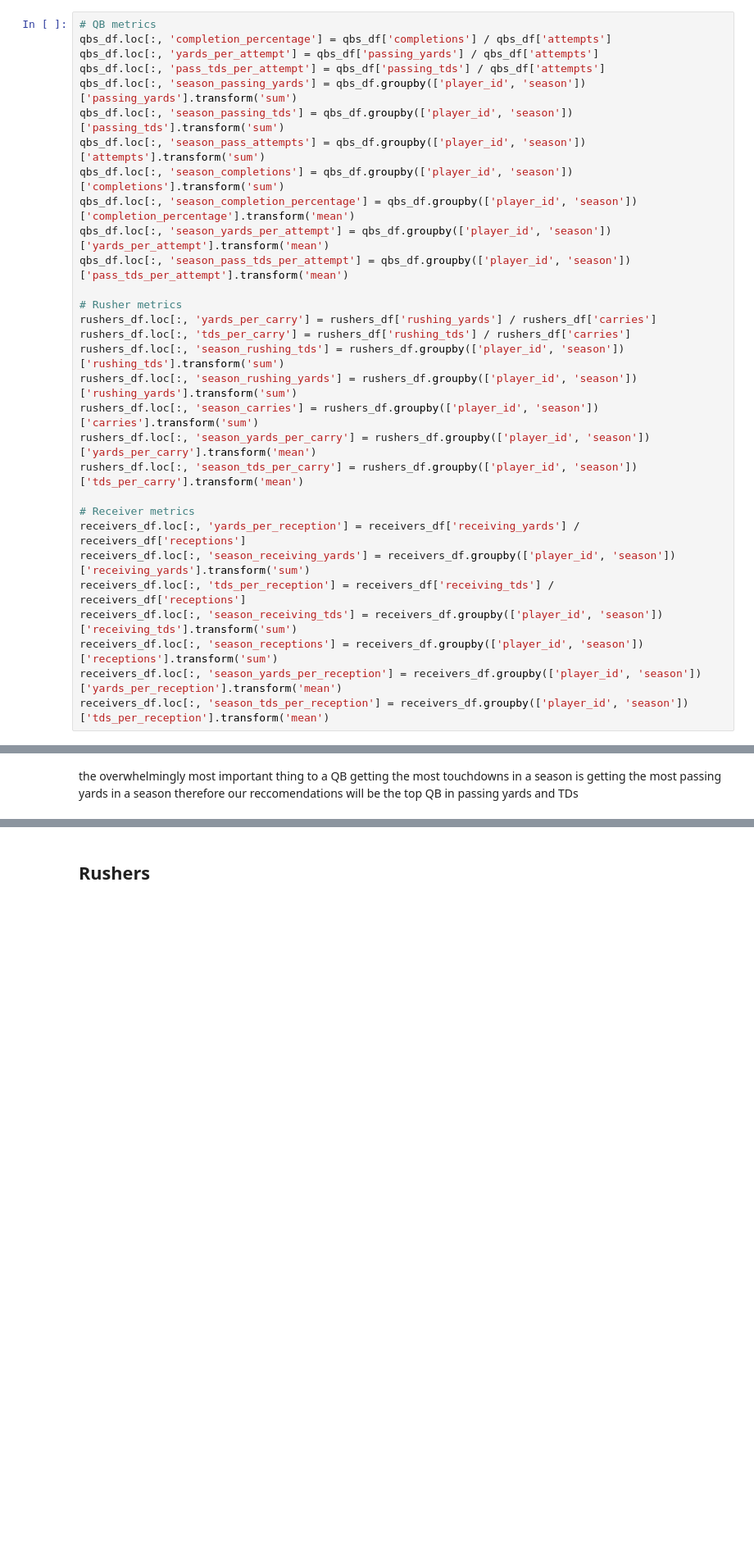
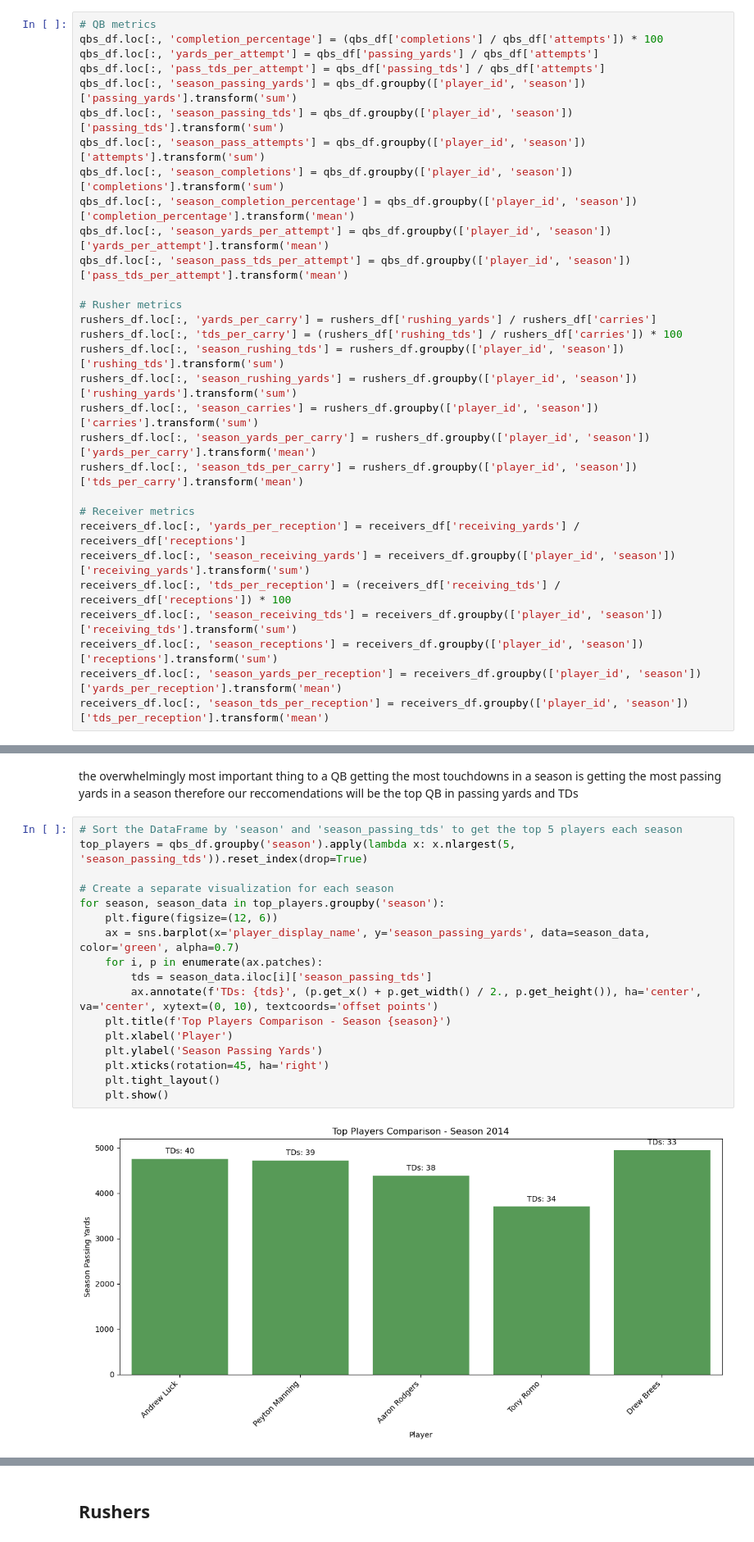
Before and after one commit to DBAfox/Team-USA-Football, a Jupyter notebook: NFL Dream Team.ipynb, the cells around one changed output, grey strips where cells are left out. Shown at 82% size. Cells and saved outputs as stored; diff of their text form; blank space fills up the shorter version.

Commit message:
created visuals for reccomendations

```diff
--- a/NFL Dream Team.ipynb
+++ b/NFL Dream Team.ipynb
@@ -80,7 +120,7 @@ rushers_df = stats_df[stats_df['position'].isin(['RB', 'FB', 'HB'])]
 receivers_df = stats_df[stats_df['position'].isin(['WR', 'TE'])]
 # %%
 # QB metrics
-qbs_df.loc[:, 'completion_percentage'] = qbs_df['completions'] / qbs_df['attempts']
+qbs_df.loc[:, 'completion_percentage'] = (qbs_df['completions'] / qbs_df['attempts']) * 100
 qbs_df.loc[:, 'yards_per_attempt'] = qbs_df['passing_yards'] / qbs_df['attempts']
 qbs_df.loc[:, 'pass_tds_per_attempt'] = qbs_df['passing_tds'] / qbs_df['attempts']
 qbs_df.loc[:, 'season_passing_yards'] = qbs_df.groupby(['player_id', 'season'])['passing_yards'].transform('sum')
@@ -93,7 +133,7 @@ qbs_df.loc[:, 'season_pass_tds_per_attempt'] = qbs_df.groupby(['player_id', 'sea
 
 # Rusher metrics
 rushers_df.loc[:, 'yards_per_carry'] = rushers_df['rushing_yards'] / rushers_df['carries']
-rushers_df.loc[:, 'tds_per_carry'] = rushers_df['rushing_tds'] / rushers_df['carries']
+rushers_df.loc[:, 'tds_per_carry'] = (rushers_df['rushing_tds'] / rushers_df['carries']) * 100
 rushers_df.loc[:, 'season_rushing_tds'] = rushers_df.groupby(['player_id', 'season'])['rushing_tds'].transform('sum')
 rushers_df.loc[:, 'season_rushing_yards'] = rushers_df.groupby(['player_id', 'season'])['rushing_yards'].transform('sum')
 rushers_df.loc[:, 'season_carries'] = rushers_df.groupby(['player_id', 'season'])['carries'].transform('sum')
@@ -103,7 +143,7 @@ rushers_df.loc[:, 'season_tds_per_carry'] = rushers_df.groupby(['player_id', 'se
 # Receiver metrics
 receivers_df.loc[:, 'yards_per_reception'] = receivers_df['receiving_yards'] / receivers_df['receptions']
 receivers_df.loc[:, 'season_receiving_yards'] = receivers_df.groupby(['player_id', 'season'])['receiving_yards'].transform('sum')
-receivers_df.loc[:, 'tds_per_reception'] = receivers_df['receiving_tds'] / receivers_df['receptions']
+receivers_df.loc[:, 'tds_per_reception'] = (receivers_df['receiving_tds'] / receivers_df['receptions']) * 100
 receivers_df.loc[:, 'season_receiving_tds'] = receivers_df.groupby(['player_id', 'season'])['receiving_tds'].transform('sum')
 receivers_df.loc[:, 'season_receptions'] = receivers_df.groupby(['player_id', 'season'])['receptions'].transform('sum')
 receivers_df.loc[:, 'season_yards_per_reception'] = receivers_df.groupby(['player_id', 'season'])['yards_per_reception'].transform('mean')
@@ -427,2 +671,21 @@ print(f'Best Random Forest Model R-squared (R²): {best_r2}')
 # %% [markdown]
 the overwhelmingly most important thing to a QB getting the most touchdowns in a season is getting the most passing yards in a season therefore our reccomendations will be the top QB in passing yards and TDs
+# %%
+# Sort the DataFrame by 'season' and 'season_passing_tds' to get the top 5 players each season
+top_players = qbs_df.groupby('season').apply(lambda x: x.nlargest(5, 'season_passing_tds')).reset_index(drop=True)
+
+# Create a separate visualization for each season
+for season, season_data in top_players.groupby('season'):
+    plt.figure(figsize=(12, 6))
+    ax = sns.barplot(x='player_display_name', y='season_passing_yards', data=season_data, color='green', alpha=0.7)
+    for i, p in enumerate(ax.patches):
+        tds = season_data.iloc[i]['season_passing_tds']
+        ax.annotate(f'TDs: {tds}', (p.get_x() + p.get_width() / 2., p.get_height()), ha='center', va='center', xytext=(0, 10), textcoords='offset points')
+    plt.title(f'Top Players Comparison - Season {season}')
+    plt.xlabel('Player')
+    plt.ylabel('Season Passing Yards')
+    plt.xticks(rotation=45, ha='right')
+    plt.tight_layout()
+    plt.show()
+# %% [output]
+[figure, added]
```
Also changed, not shown: parts of 49 cells of this notebook.
